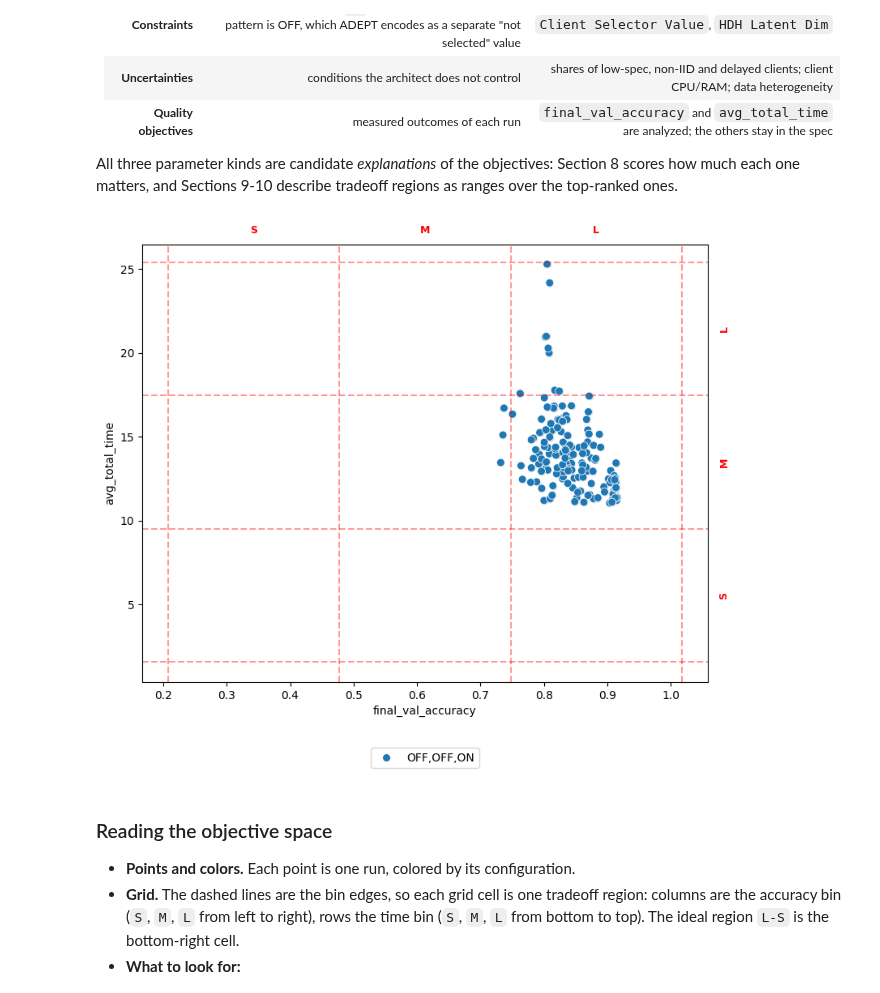
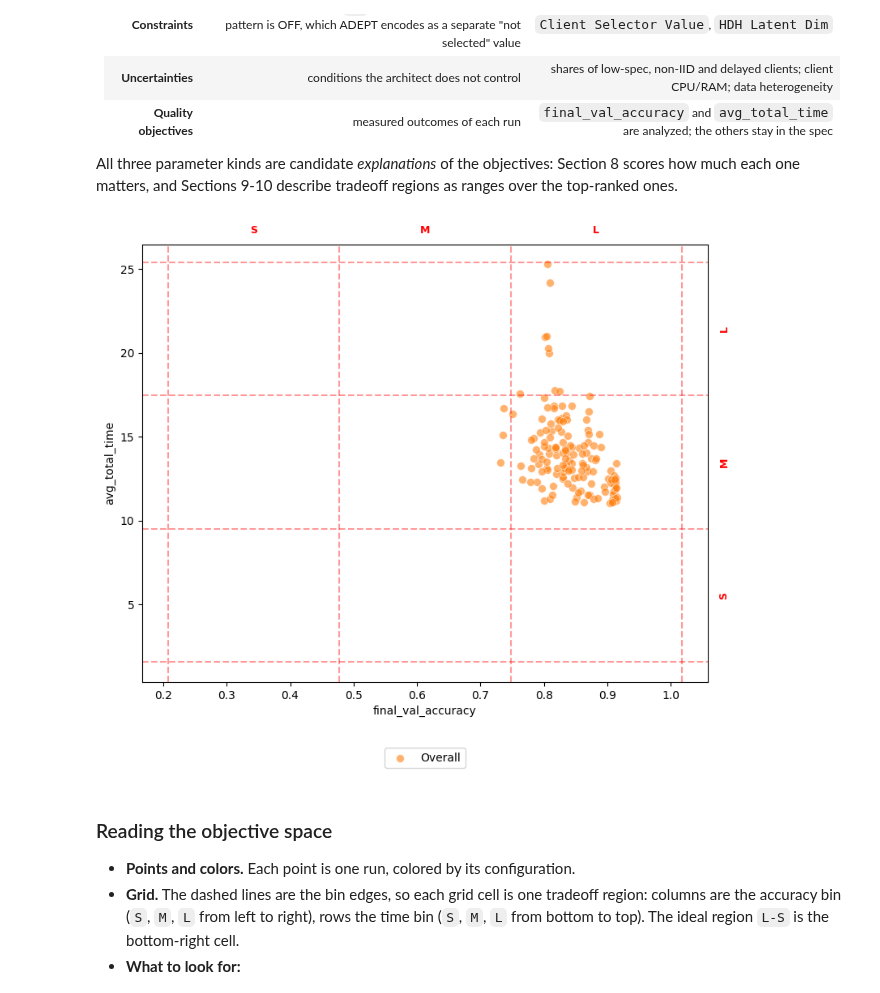
Before and after one commit to andresdp/patterns-sa, a Jupyter notebook: federatedlearning/compact/text/analysis-fl-rq-hdh-text.ipynb, the cells around one changed output. Cells and saved outputs as stored; diff of their text form; code cells hidden in the pictures.

Commit message:
Use consistent colors in FL objective space plots

```diff
--- a/federatedlearning/compact/text/analysis-fl-rq-hdh-text.ipynb
+++ b/federatedlearning/compact/text/analysis-fl-rq-hdh-text.ipynb
@@ -47,6 +47,8 @@ TRADEOFF_EDGES = {
     'final_val_accuracy': [0.2075, 0.4774, 0.7473, 1.0172],
     'avg_total_time': [1.5625, 9.5065, 17.4505, 25.3945],
 }
+
+PLOT_COLOR = '#ff7f0e'
 # %% [markdown]
 ## Analysis population: all-environment HDH-only configuration across client counts
 
@@ -311,23 +313,23 @@ All three parameter kinds are candidate *explanations* of the objectives: Sectio
 # %%
 outcome_cols = list(TRADEOFF_LABELS)
 # Plot the policies for all combinations (pairs) of quality objectives
 for x_col, y_col in itertools.combinations(outcome_cols, 2):
     fig = session.show_quality_objective_space(
         x_col, y_col,
-        highlight_policies=session.get_policies(),
         # highlight_tradeoffs=[session.get_tradeoff(tradeoffs[7].name)],
         # show_overall=True,
         subset='all',
-        cmap='tab10',
+        show_overall=True,
+        overall_color=PLOT_COLOR,
         alpha=1.0,
         figsize=(8, 7),
         s=50,
         title=""
     )
     # fig.savefig(f'fl-quality_objective_space_{x_col}_{y_col}.png', dpi=500)
     plt.show()
 # %% [output]
-[figure, old version]
+[figure, new version]
 # %% [markdown]
 ### Reading the objective space
 
```
Also changed, not shown: parts of 7 cells of this notebook, 15 other files.
